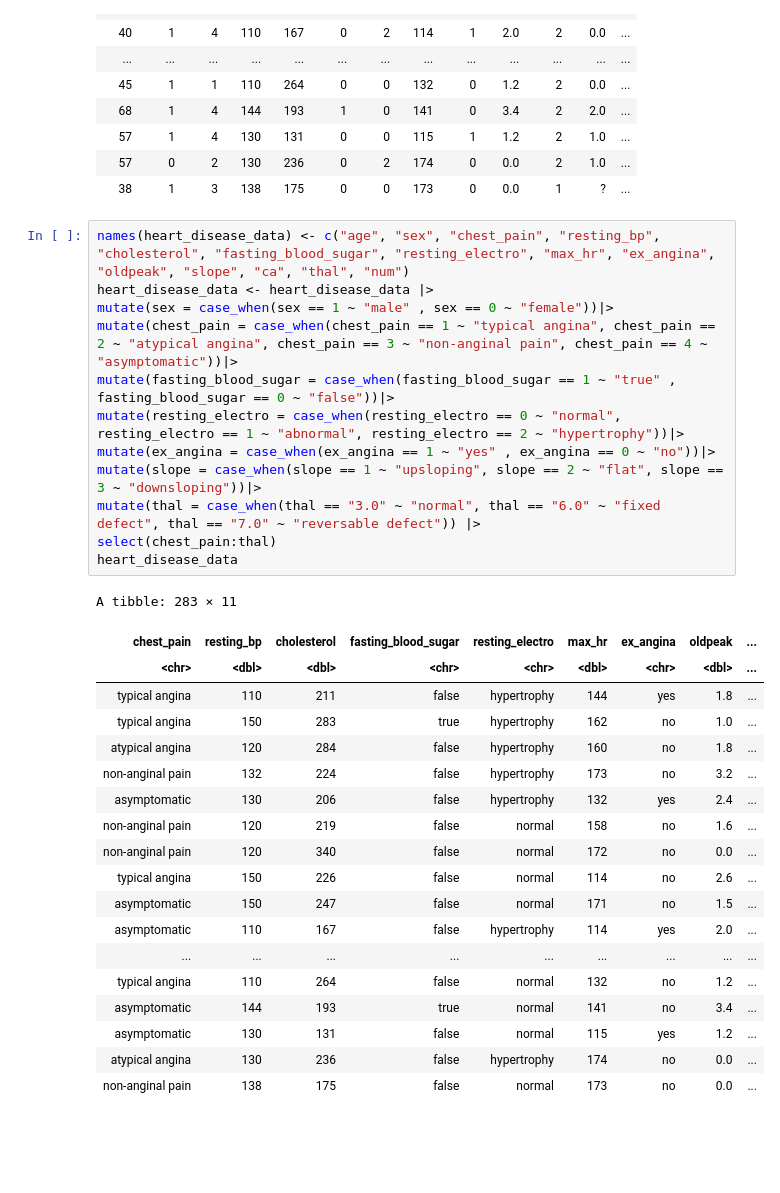
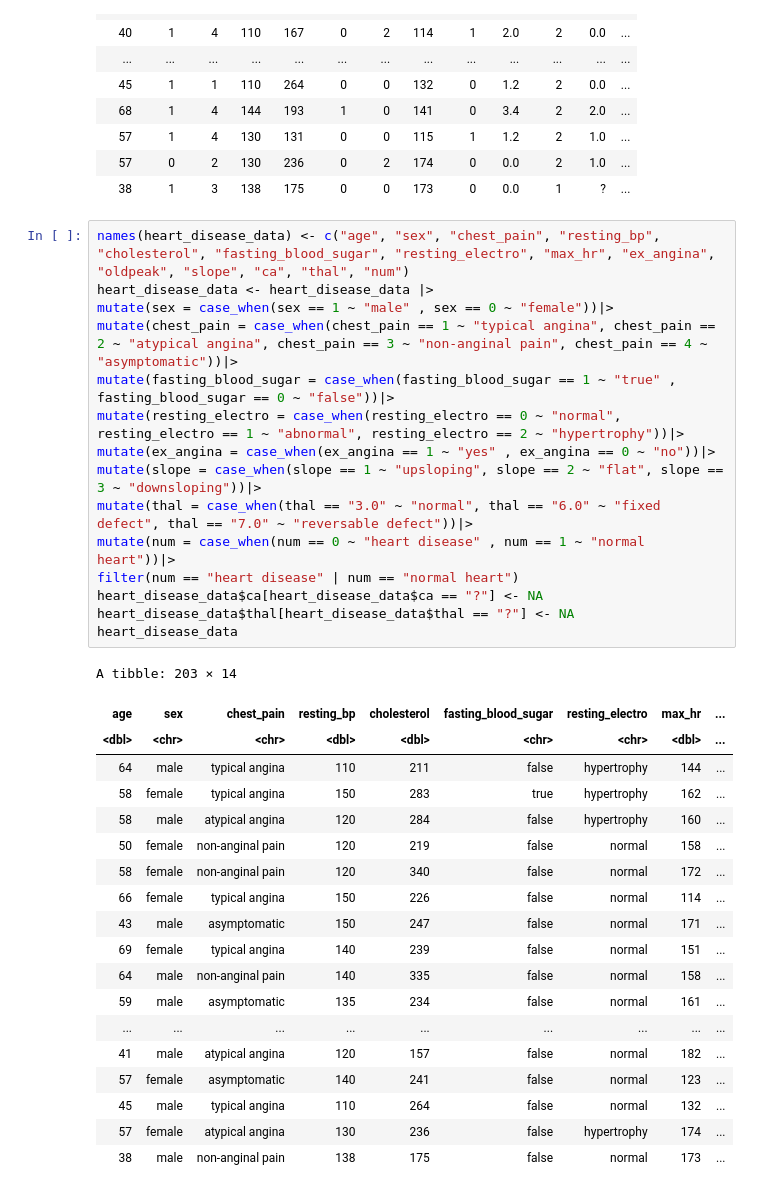
Before and after one commit to zohairomar1/HeartDiseasePredictionModel, a Jupyter notebook: group_proposal_19.ipynb, the cells around one changed output. Cells and saved outputs as stored; diff of their text form; blank space fills up the shorter version.

Commit message:
Created Tables and Plots
Used tidy data to create various plots and graphs stated in group proposal.

```diff
--- a/group_proposal_19.ipynb
+++ b/group_proposal_19.ipynb
@@ -60,32 +68,35 @@ A spec_tbl_df: 283 × 14
 # %%
 names(heart_disease_data) <- c("age", "sex", "chest_pain", "resting_bp", "cholesterol", "fasting_blood_sugar", "resting_electro", "max_hr", "ex_angina", "oldpeak", "slope", "ca", "thal", "num")
 heart_disease_data <- heart_disease_data |>
 mutate(sex = case_when(sex == 1 ~ "male" , sex == 0 ~ "female"))|>
 mutate(chest_pain = case_when(chest_pain == 1 ~ "typical angina", chest_pain == 2 ~ "atypical angina", chest_pain == 3 ~ "non-anginal pain", chest_pain == 4 ~ "asymptomatic"))|>
 mutate(fasting_blood_sugar = case_when(fasting_blood_sugar == 1 ~ "true" , fasting_blood_sugar == 0 ~ "false"))|>
 mutate(resting_electro = case_when(resting_electro == 0 ~ "normal", resting_electro == 1 ~ "abnormal", resting_electro == 2 ~ "hypertrophy"))|>
 mutate(ex_angina = case_when(ex_angina == 1 ~ "yes" , ex_angina == 0 ~ "no"))|>
 mutate(slope = case_when(slope == 1 ~ "upsloping", slope == 2 ~ "flat", slope == 3 ~ "downsloping"))|>
-mutate(thal = case_when(thal == "3.0" ~ "normal", thal == "6.0" ~ "fixed defect", thal == "7.0" ~ "reversable defect")) |>
-select(chest_pain:thal)
+mutate(thal = case_when(thal == "3.0" ~ "normal", thal == "6.0" ~ "fixed defect", thal == "7.0" ~ "reversable defect"))|>
+mutate(num = case_when(num == 0 ~ "heart disease" , num == 1 ~ "normal heart"))|>
+filter(num == "heart disease" | num == "normal heart")
+heart_disease_data$ca[heart_disease_data$ca == "?"] <- NA
+heart_disease_data$thal[heart_disease_data$thal == "?"] <- NA
 heart_disease_data
 # %% [output]
-A tibble: 283 × 11
+A tibble: 203 × 14
-| chest_pain | resting_bp | cholesterol | fasting_blood_sugar | resting_electro | max_hr | ex_angina | oldpeak | ... |
-| <chr> | <dbl> | <dbl> | <chr> | <chr> | <dbl> | <chr> | <dbl> | ... |
-| typical angina | 110 | 211 | false | hypertrophy | 144 | yes | 1.8 | ... |
-| typical angina | 150 | 283 | true | hypertrophy | 162 | no | 1.0 | ... |
-| atypical angina | 120 | 284 | false | hypertrophy | 160 | no | 1.8 | ... |
-| non-anginal pain | 132 | 224 | false | hypertrophy | 173 | no | 3.2 | ... |
-| asymptomatic | 130 | 206 | false | hypertrophy | 132 | yes | 2.4 | ... |
-| non-anginal pain | 120 | 219 | false | normal | 158 | no | 1.6 | ... |
-| non-anginal pain | 120 | 340 | false | normal | 172 | no | 0.0 | ... |
-| typical angina | 150 | 226 | false | normal | 114 | no | 2.6 | ... |
-| asymptomatic | 150 | 247 | false | normal | 171 | no | 1.5 | ... |
-| asymptomatic | 110 | 167 | false | hypertrophy | 114 | yes | 2.0 | ... |
+| age | sex | chest_pain | resting_bp | cholesterol | fasting_blood_sugar | resting_electro | max_hr | ... |
+| <dbl> | <chr> | <chr> | <dbl> | <dbl> | <chr> | <chr> | <dbl> | ... |
+| 64 | male | typical angina | 110 | 211 | false | hypertrophy | 144 | ... |
+| 58 | female | typical angina | 150 | 283 | true | hypertrophy | 162 | ... |
+| 58 | male | atypical angina | 120 | 284 | false | hypertrophy | 160 | ... |
+| 50 | female | non-anginal pain | 120 | 219 | false | normal | 158 | ... |
+| 58 | female | non-anginal pain | 120 | 340 | false | normal | 172 | ... |
+| 66 | female | typical angina | 150 | 226 | false | normal | 114 | ... |
+| 43 | male | asymptomatic | 150 | 247 | false | normal | 171 | ... |
+| 69 | female | typical angina | 140 | 239 | false | normal | 151 | ... |
+| 64 | male | non-anginal pain | 140 | 335 | false | normal | 158 | ... |
+| 59 | male | asymptomatic | 135 | 234 | false | normal | 161 | ... |
 | ... | ... | ... | ... | ... | ... | ... | ... | ... |
-| typical angina | 110 | 264 | false | normal | 132 | no | 1.2 | ... |
-| asymptomatic | 144 | 193 | true | normal | 141 | no | 3.4 | ... |
-| asymptomatic | 130 | 131 | false | normal | 115 | yes | 1.2 | ... |
-| atypical angina | 130 | 236 | false | hypertrophy | 174 | no | 0.0 | ... |
-| non-anginal pain | 138 | 175 | false | normal | 173 | no | 0.0 | ... |
+| 41 | male | atypical angina | 120 | 157 | false | normal | 182 | ... |
+| 57 | female | asymptomatic | 140 | 241 | false | normal | 123 | ... |
+| 45 | male | typical angina | 110 | 264 | false | normal | 132 | ... |
+| 57 | female | atypical angina | 130 | 236 | false | hypertrophy | 174 | ... |
+| 38 | male | non-anginal pain | 138 | 175 | false | normal | 173 | ... |
```
Also changed, not shown: parts of 9 cells of this notebook.
